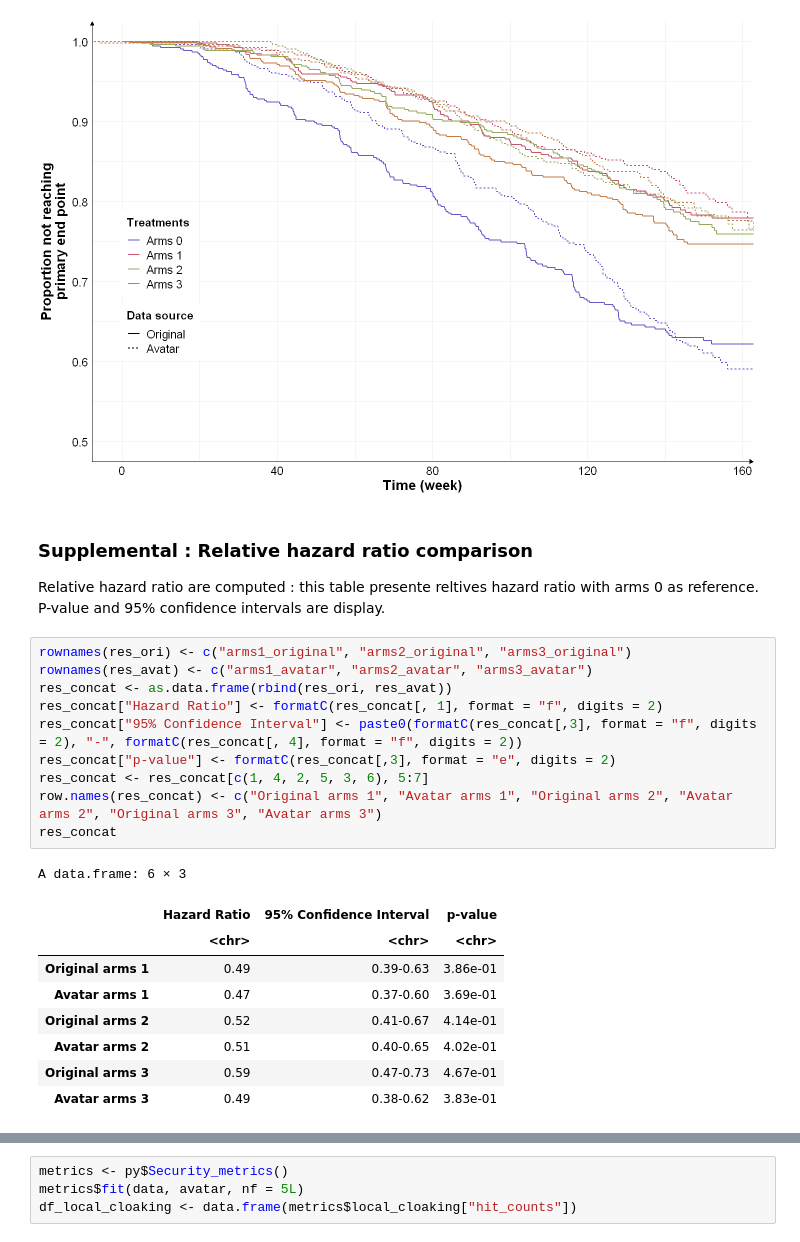
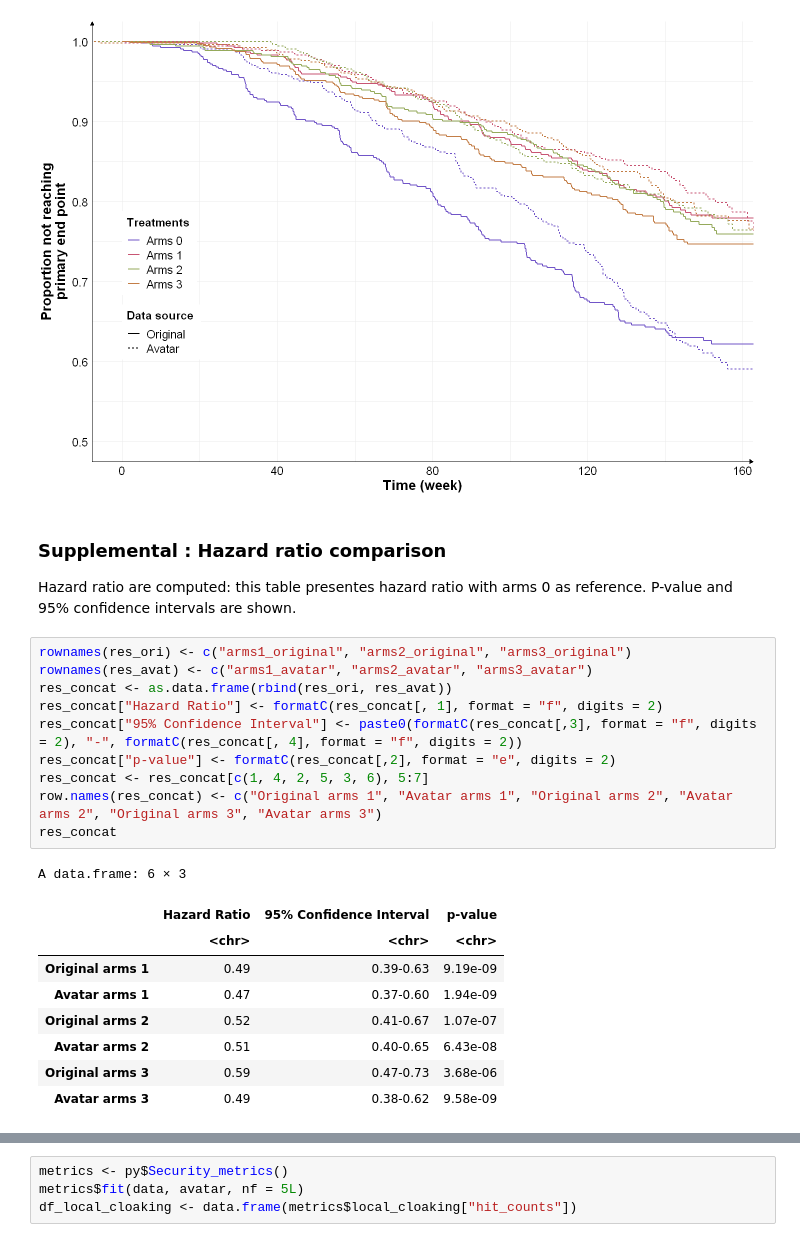
Before and after one commit to octopize/avatar-paper, a Jupyter notebook: notebooks/final_figure/messageAB_AIDS.ipynb, the cells around one changed output, grey strips where cells are left out. Cells and saved outputs as stored; diff of their text form.

```diff
--- a/notebooks/final_figure/messageAB_AIDS.ipynb
+++ b/notebooks/final_figure/messageAB_AIDS.ipynb
@@ -273,27 +273,27 @@ Warning message:
 "Removed 1 row(s) containing missing values (geom_path)."
 [figure]
 # %% [markdown]
-### Supplemental : Relative hazard ratio comparison
+### Supplemental : Hazard ratio comparison
 
-Relative hazard ratio are computed : this table presente reltives hazard ratio with arms 0 as reference. P-value and 95% confidence intervals are display.
+Hazard ratio are computed: this table presentes hazard ratio with arms 0 as reference. P-value and 95% confidence intervals are shown.
-# %%
-rownames(res_ori) <- c("arms1_original", "arms2_original", "arms3_original")
-rownames(res_avat) <- c("arms1_avatar", "arms2_avatar", "arms3_avatar")
-res_concat <- as.data.frame(rbind(res_ori, res_avat))
-res_concat["Hazard Ratio"] <- formatC(res_concat[, 1], format = "f", digits = 2)
-res_concat["95% Confidence Interval"] <- paste0(formatC(res_concat[,3], format = "f", digits = 2), "-", formatC(res_concat[, 4], format = "f", digits = 2))
-res_concat["p-value"] <- formatC(res_concat[,3], format = "e", digits = 2)
-res_concat <- res_concat[c(1, 4, 2, 5, 3, 6), 5:7]
-row.names(res_concat) <- c("Original arms 1", "Avatar arms 1", "Original arms 2", "Avatar arms 2", "Original arms 3", "Avatar arms 3")
-res_concat
-# %% [output]
-A data.frame: 6 × 3
-|  | Hazard Ratio | 95% Confidence Interval | p-value |
-|  | <chr> | <chr> | <chr> |
-| Original arms 1 | 0.49 | 0.39-0.63 | 3.86e-01 |
-| Avatar arms 1 | 0.47 | 0.37-0.60 | 3.69e-01 |
-| Original arms 2 | 0.52 | 0.41-0.67 | 4.14e-01 |
-| Avatar arms 2 | 0.51 | 0.40-0.65 | 4.02e-01 |
-| Original arms 3 | 0.59 | 0.47-0.73 | 4.67e-01 |
-| Avatar arms 3 | 0.49 | 0.38-0.62 | 3.83e-01 |
+# %%
+rownames(res_ori) <- c("arms1_original", "arms2_original", "arms3_original")
+rownames(res_avat) <- c("arms1_avatar", "arms2_avatar", "arms3_avatar")
+res_concat <- as.data.frame(rbind(res_ori, res_avat))
+res_concat["Hazard Ratio"] <- formatC(res_concat[, 1], format = "f", digits = 2)
+res_concat["95% Confidence Interval"] <- paste0(formatC(res_concat[,3], format = "f", digits = 2), "-", formatC(res_concat[, 4], format = "f", digits = 2))
+res_concat["p-value"] <- formatC(res_concat[,2], format = "e", digits = 2)
+res_concat <- res_concat[c(1, 4, 2, 5, 3, 6), 5:7]
+row.names(res_concat) <- c("Original arms 1", "Avatar arms 1", "Original arms 2", "Avatar arms 2", "Original arms 3", "Avatar arms 3")
+res_concat
+# %% [output]
+A data.frame: 6 × 3
+|  | Hazard Ratio | 95% Confidence Interval | p-value |
+|  | <chr> | <chr> | <chr> |
+| Original arms 1 | 0.49 | 0.39-0.63 | 9.19e-09 |
+| Avatar arms 1 | 0.47 | 0.37-0.60 | 1.94e-09 |
+| Original arms 2 | 0.52 | 0.41-0.67 | 1.07e-07 |
+| Avatar arms 2 | 0.51 | 0.40-0.65 | 6.43e-08 |
+| Original arms 3 | 0.59 | 0.47-0.73 | 3.68e-06 |
+| Avatar arms 3 | 0.49 | 0.38-0.62 | 9.58e-09 |
 # %% [markdown]
```
Also changed, not shown: parts of 36 cells of this notebook.
